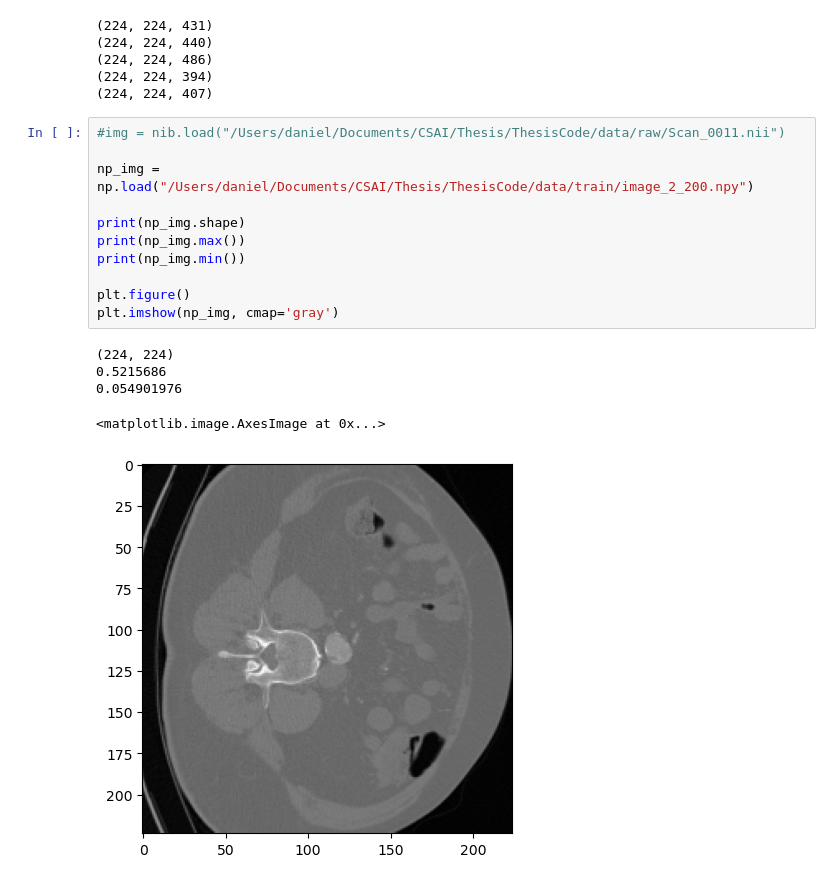
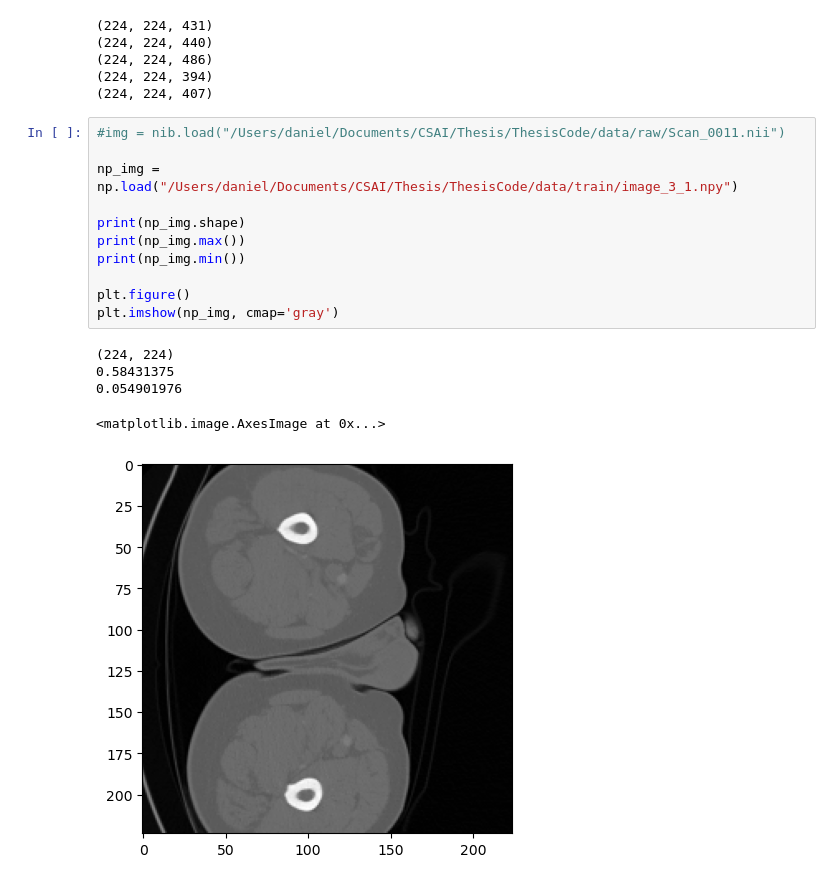
Before and after one commit to daniel-onate/Swin-U-Net-self-supervised-pretraining-for-bone-lesion-segmentation-thesis, a Jupyter notebook: preprocessing.ipynb, the cells around one changed output. Drawn from its saved outputs; the diff is of its cells as text.

```diff
--- a/preprocessing.ipynb
+++ b/preprocessing.ipynb
@@ -72,17 +72,17 @@ dataset_generator(test_files, path, "/Users/daniel/Documents/CSAI/Thesis/ThesisC
 # %%
 #img = nib.load("/Users/daniel/Documents/CSAI/Thesis/ThesisCode/data/raw/Scan_0011.nii")
 
-np_img = np.load("/Users/daniel/Documents/CSAI/Thesis/ThesisCode/data/train/image_2_200.npy")
+np_img = np.load("/Users/daniel/Documents/CSAI/Thesis/ThesisCode/data/train/image_3_1.npy")
 
 print(np_img.shape)
 print(np_img.max())
 print(np_img.min())
 
 plt.figure()
 plt.imshow(np_img, cmap='gray')
 # %% [output]
 (224, 224)
-0.5215686
+0.58431375
 0.054901976
 <matplotlib.image.AxesImage at 0x...>
-[figure, old version]
+[figure, new version]
```
